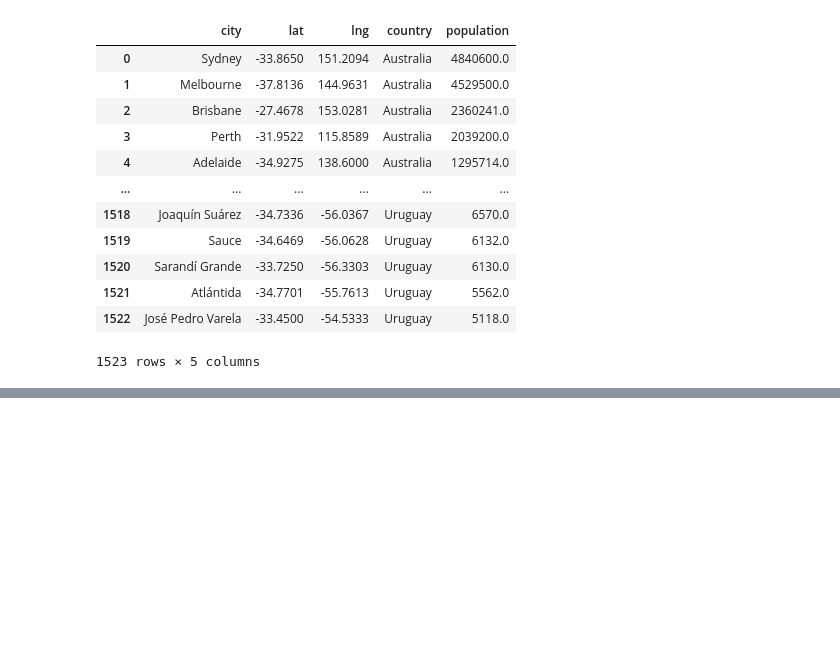
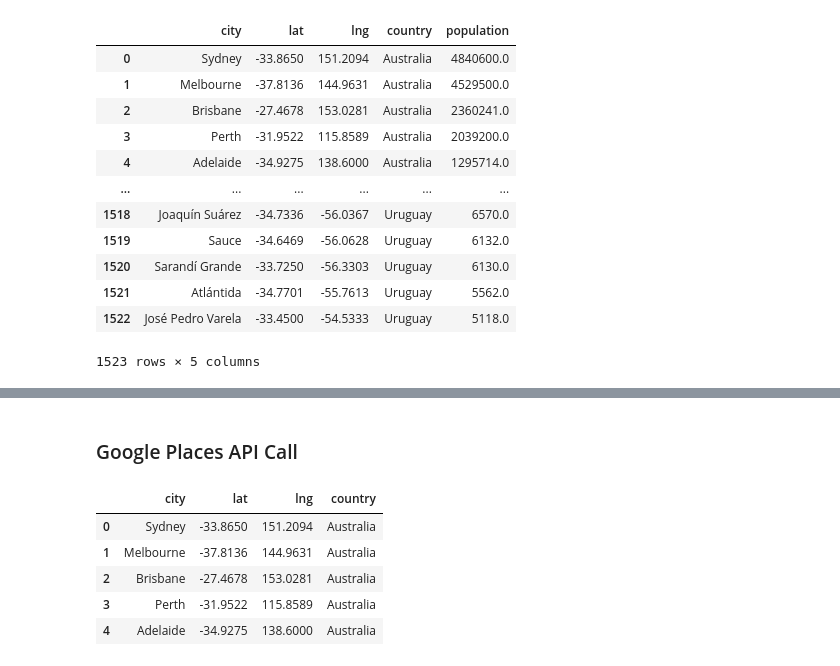
Before and after one commit to zwcrowley/Project_2_ETL_KPflugi_ZCrowley, a Jupyter notebook: zack_api_etl_proj2.ipynb, the cells around one changed output, grey strips where cells are left out. Cells and saved outputs as stored; diff of their text form; code cells hidden in the pictures; blank space fills up the shorter version.

```diff
--- a/zack_api_etl_proj2.ipynb
+++ b/zack_api_etl_proj2.ipynb
@@ -145,3 +144,16 @@ top_cities_data_df
 
 # Need to do API call to get weather and places data and those will each be an additional table, respectively.
 # So we will have 4 tables (or more if we get more data) in our database.
+# %% [markdown]
+### Google Places API Call
+# %%
+# Set up a dataframe to save the API info into, this will include city,lat,lng, country from the cities data:
+tourist_data_df = top_cities_data_df[['city', 'lat', 'lng', 'country']].copy()
+tourist_data_df.head()
+# %% [output]
+|  | city | lat | lng | country |
+| 0 | Sydney | -33.8650 | 151.2094 | Australia |
+| 1 | Melbourne | -37.8136 | 144.9631 | Australia |
+| 2 | Brisbane | -27.4678 | 153.0281 | Australia |
+| 3 | Perth | -31.9522 | 115.8589 | Australia |
+| 4 | Adelaide | -34.9275 | 138.6000 | Australia |
```
Also changed, not shown: parts of 6 cells of this notebook, 2 other files.
